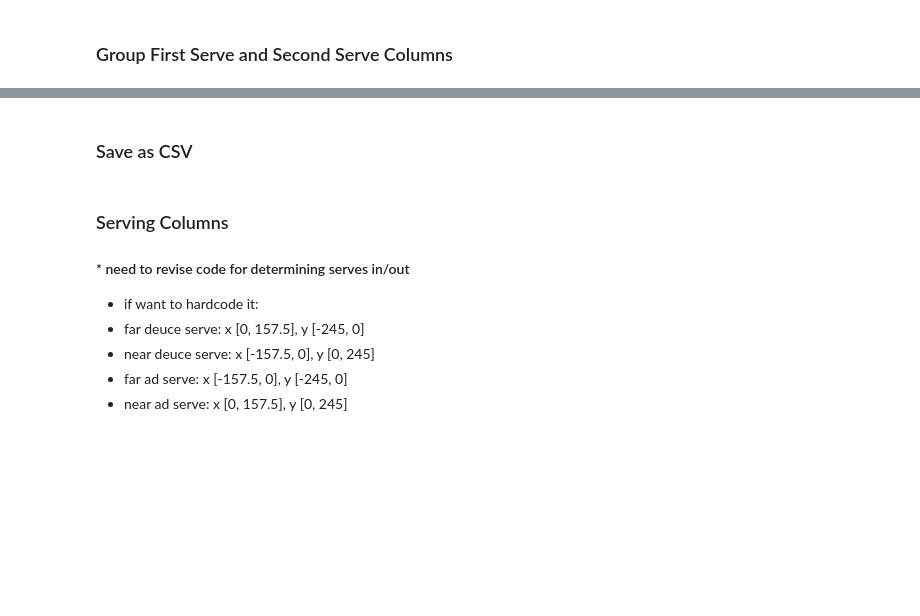
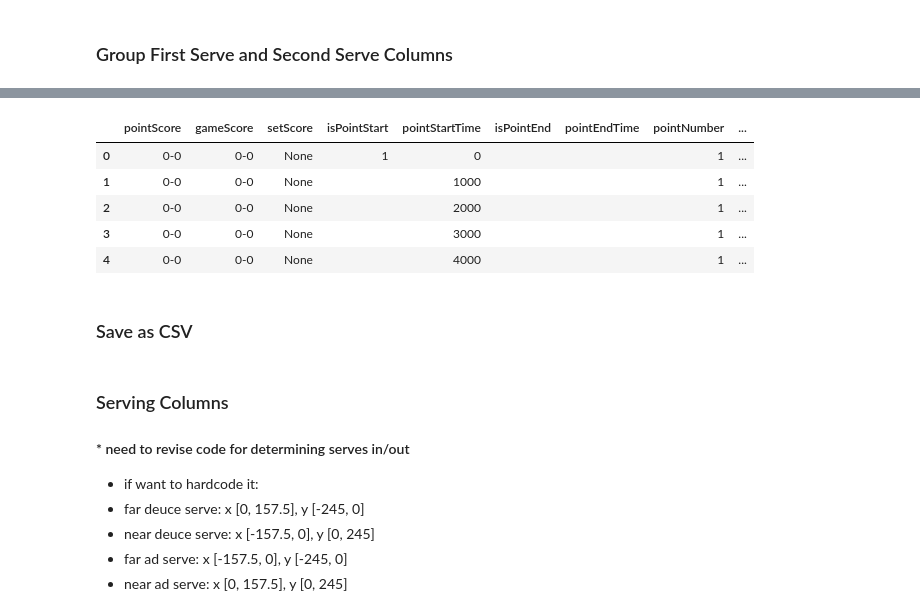
Before and after one commit to cjgimena/UCLA-Tennis-Consulting, a Jupyter notebook: SwingVision/SwingVisionTransformationWIP.ipynb, the cells around one changed output, grey strips where cells are left out. Cells and saved outputs as stored; diff of their text form; code cells hidden in the pictures; blank space fills up the shorter version.

Commit message:
Fixed Group first serve and second serve rows

```diff
--- a/SwingVision/SwingVisionTransformationWIP.ipynb
+++ b/SwingVision/SwingVisionTransformationWIP.ipynb
@@ -605,17 +760,5 @@ agg_dict.update({'isPointEnd': 'last',
                 })
 
 # Group by isPointStart and pointNumber
-new_df = test_df.groupby(['isPointStart', 'pointNumber'], as_index=False).agg(agg_dict).reset_index(drop=True)
-
-# Identify the ungrouped rows (rows that can't be grouped)
-ungrouped_rows = test_df[~test_df['shotInRally'].isin(new_df['shotInRally'])]
-ungrouped_rows
-
-test_df['shotInRally'].isin(new_df['shotInRally'])
-
-# # Concatenate grouped and ungrouped rows
-# final_df = pd.concat([new_df, ungrouped_rows]).reset_index(drop=True)
-
-# # Sort by pointNumber and shotInRally in ascending order
-# final_df_sorted = final_df.sort_values(by=['pointNumber', 'shotInRally']).reset_index(drop=True)
-# final_df_sorted
+grouped_df = shot_data.groupby(['shotInRally', 'pointNumber'], as_index=False).agg(agg_dict)
+shot_data = grouped_df.sort_values(by=['pointNumber', 'shotInRally'], ascending=[True, True]).reset_index(drop = True)
@@ -639,3 +765,12 @@ shot_data
+# %%
+shot_data.head()
+# %% [output]
+|  | pointScore | gameScore | setScore | isPointStart | pointStartTime | isPointEnd | pointEndTime | pointNumber | ... |
+| 0 | 0-0 | 0-0 | None | 1 | 0 |  |  | 1 | ... |
+| 1 | 0-0 | 0-0 | None |  | 1000 |  |  | 1 | ... |
+| 2 | 0-0 | 0-0 | None |  | 2000 |  |  | 1 | ... |
+| 3 | 0-0 | 0-0 | None |  | 3000 |  |  | 1 | ... |
+| 4 | 0-0 | 0-0 | None |  | 4000 |  |  | 1 | ... |
 # %% [markdown]
 ### Save as CSV
 # %%
```
Also changed, not shown: parts of 23 cells of this notebook, 2 other files.
